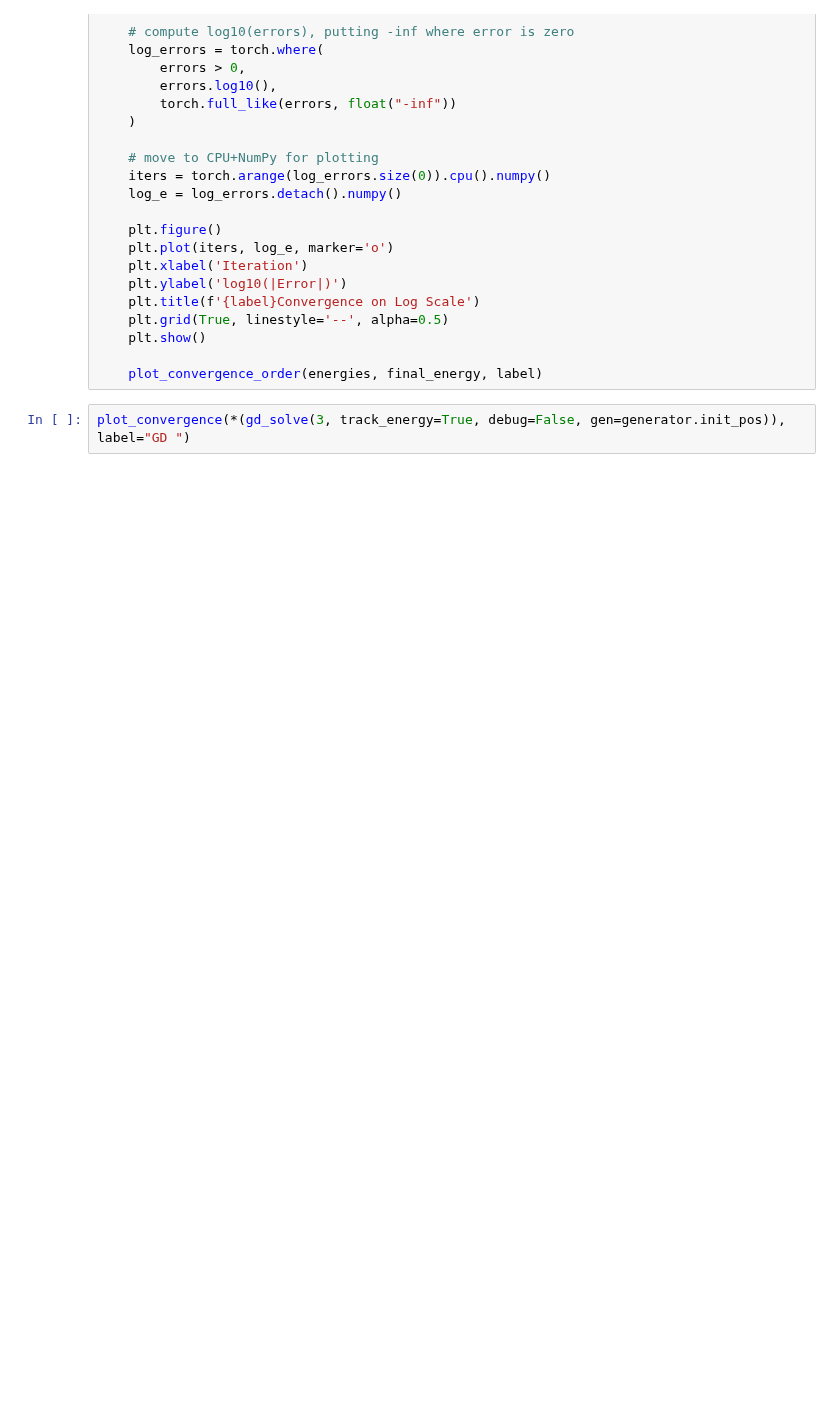
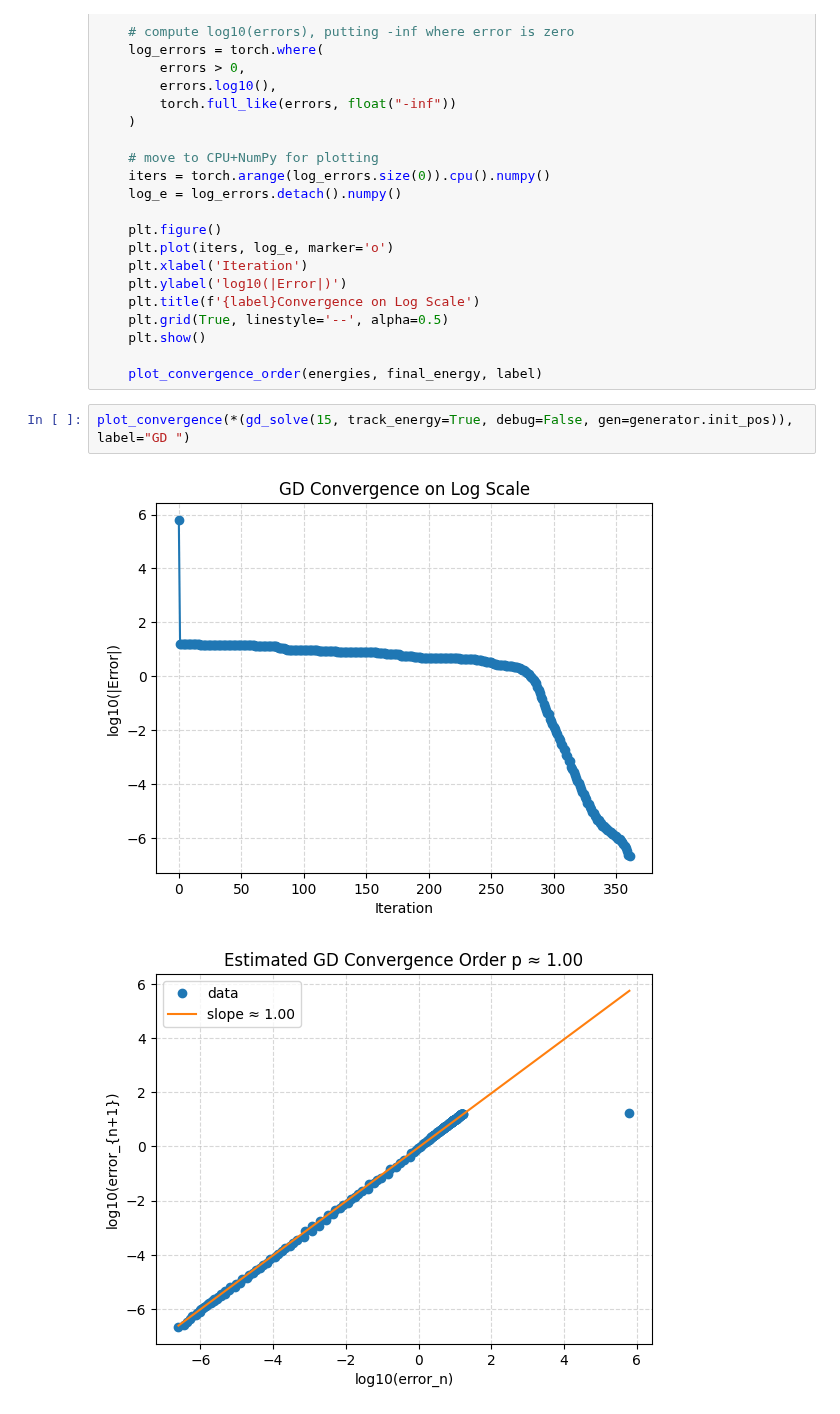
Before and after one commit to kreshank/Molecular-Configuration, a Jupyter notebook: code.ipynb, the cells around one changed output. Cells and saved outputs as stored; diff of their text form; blank space fills up the shorter version.

Commit message:
N7_2 image

```diff
--- a/code.ipynb
+++ b/code.ipynb
@@ -317,5 +412,8 @@ def plot_convergence(energies, final_energy, label=""):
 
     plot_convergence_order(energies, final_energy, label)
 # %%
-plot_convergence(*(gd_solve(3, track_energy=True, debug=False, gen=generator.init_pos)), label="GD ")
+plot_convergence(*(gd_solve(15, track_energy=True, debug=False, gen=generator.init_pos)), label="GD ")
+# %% [output]
+[figure, added]
+[figure, added]
 # %%
```
Also changed, not shown: parts of 5 cells of this notebook, 1 other file.
